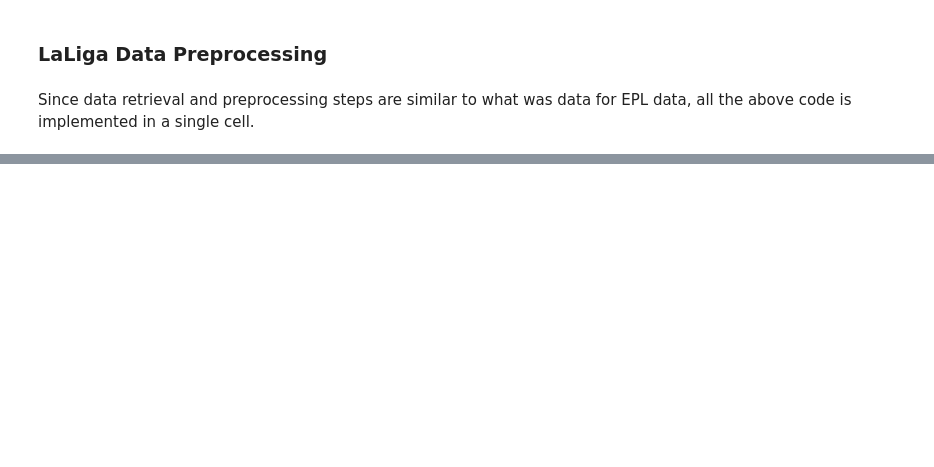
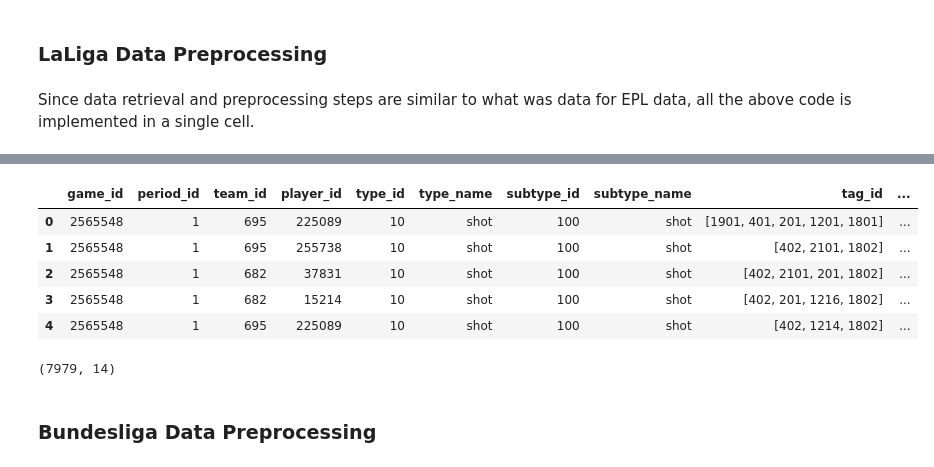
Before and after one commit to faridmusayev/Expected_Goals_Model, a Jupyter notebook: data_preprocessing.ipynb, the cells around one changed output, grey strips where cells are left out. Drawn from its saved outputs; the diff is of its cells as text; code cells hidden in the pictures; blank space fills up the shorter version.

```diff
--- a/data_preprocessing.ipynb
+++ b/data_preprocessing.ipynb
@@ -211,0 +284,15 @@ laliga_games = wyscout_data.games(competition_id = 795, season_id = 181144)["gam
+# %%
+df.head()
+# %% [output]
+|  | game_id | period_id | team_id | player_id | type_id | type_name | subtype_id | subtype_name | tag_id | ... |
+| 0 | 2565548 | 1 | 695 | 225089 | 10 | shot | 100 | shot | [1901, 401, 201, 1201, 1801] | ... |
+| 1 | 2565548 | 1 | 695 | 255738 | 10 | shot | 100 | shot | [402, 2101, 1802] | ... |
+| 2 | 2565548 | 1 | 682 | 37831 | 10 | shot | 100 | shot | [402, 2101, 201, 1802] | ... |
+| 3 | 2565548 | 1 | 682 | 15214 | 10 | shot | 100 | shot | [402, 201, 1216, 1802] | ... |
+| 4 | 2565548 | 1 | 695 | 225089 | 10 | shot | 100 | shot | [402, 1214, 1802] | ... |
+# %%
+df.shape
+# %% [output]
+(7979, 14)
+# %% [markdown]
+### Bundesliga Data Preprocessing
```
Also changed, not shown: parts of 23 cells of this notebook, 8 other files.
